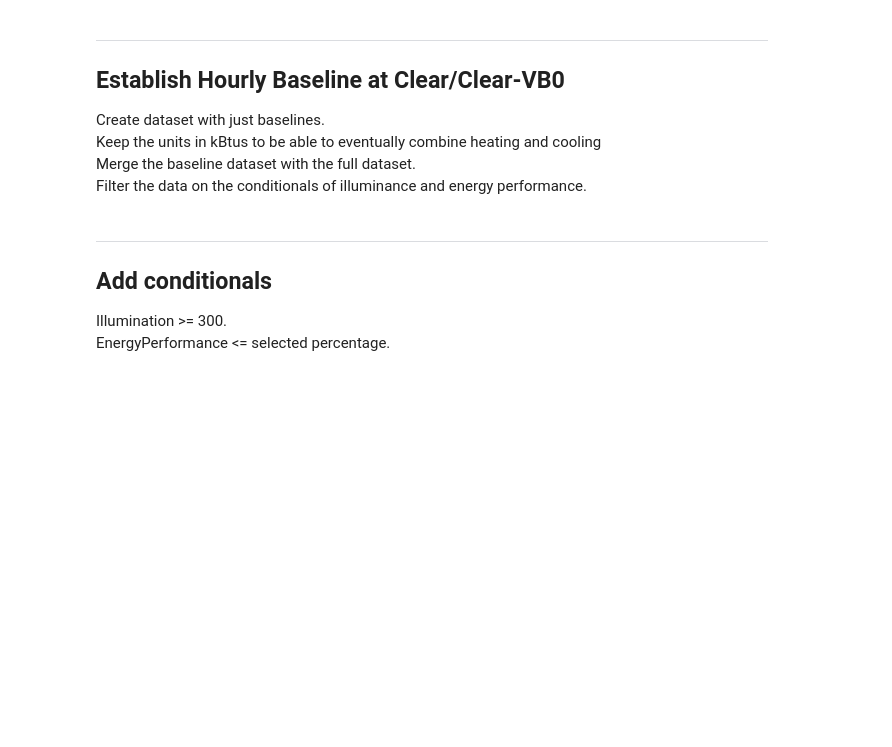
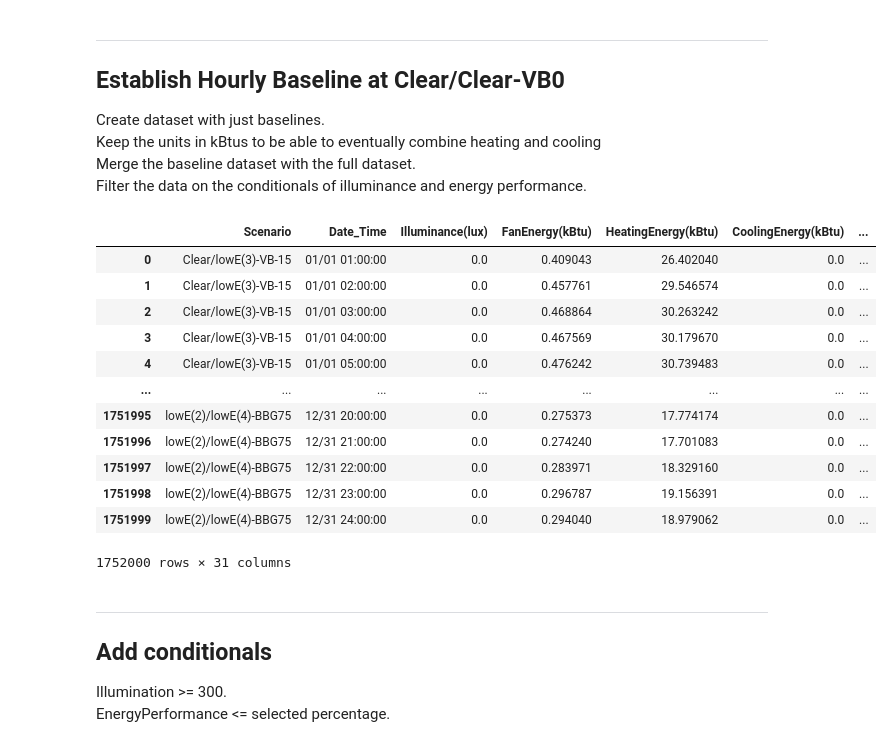
Before and after one commit to klharp/EPlus-Dashboard-ODL, a Jupyter notebook: MSP_Scraper.ipynb, the cells around one changed output. Drawn from its saved outputs; the diff is of its cells as text; code cells hidden in the pictures; blank space fills up the shorter version.

```diff
--- a/MSP_Scraper.ipynb
+++ b/MSP_Scraper.ipynb
@@ -422,6 +423,13 @@ Export combine file
 allHourlyData = pd.merge(get_hourly, get_hourly_costs, how="inner")
 
 #allHourlyData
+# %%
+#Extract hour, day, month.
+allHourlyData["Month"] = allHourlyData.Date_Time.str.slice(0,3)
+allHourlyData["Day"] = allHourlyData.Date_Time.str.slice(4,6)
+allHourlyData["Hour"] = allHourlyData.Date_Time.str.slice(8,13)
+
+#allHourlyData
 # %%
 # Add energy and cost totals
 
@@ -462,6 +470,9 @@ allBaselineHourly = baselineHourly.rename(columns={"Scenario":"B_Scenario",
                              "HeatingCost($)":"B_HeatingCost($)",
                              "CoolingCost($)":"B_CoolingCost($)",
                              "HourlyCost($)":"B_HourlyCost($)",
+                             "Month":"B_Month",
+                             "Day":"B_Day",
+                             "Hour":"B_Hour"
                              })
 
 #allBaselineHourly
@@ -478,6 +489,25 @@ hourlyWithBaseline["%deltaEnergy(kBtu)"] = (hourlyWithBaseline["HourlyEnergy(kBt
 hourlyWithBaseline["%deltaCost($)"] = (hourlyWithBaseline["HourlyCost($)"] - hourlyWithBaseline["B_HourlyCost($)"]) / hourlyWithBaseline["B_HourlyCost($)"].replace({0:np.nan})
 
 #hourlyWithBaseline
+# %%
+# Convert NANs to 0
+hourlyWithBaseline =hourlyWithBaseline.fillna(0)
+
+hourlyWithBaseline
+# %% [output]
+|  | Scenario | Date_Time | Illuminance(lux) | FanEnergy(kBtu) | HeatingEnergy(kBtu) | CoolingEnergy(kBtu) | ... |
+| 0 | Clear/lowE(3)-VB-15 | 01/01 01:00:00 | 0.0 | 0.409043 | 26.402040 | 0.0 | ... |
+| 1 | Clear/lowE(3)-VB-15 | 01/01 02:00:00 | 0.0 | 0.457761 | 29.546574 | 0.0 | ... |
+| 2 | Clear/lowE(3)-VB-15 | 01/01 03:00:00 | 0.0 | 0.468864 | 30.263242 | 0.0 | ... |
+| 3 | Clear/lowE(3)-VB-15 | 01/01 04:00:00 | 0.0 | 0.467569 | 30.179670 | 0.0 | ... |
+| 4 | Clear/lowE(3)-VB-15 | 01/01 05:00:00 | 0.0 | 0.476242 | 30.739483 | 0.0 | ... |
+| ... | ... | ... | ... | ... | ... | ... | ... |
+| 1751995 | lowE(2)/lowE(4)-BBG75 | 12/31 20:00:00 | 0.0 | 0.275373 | 17.774174 | 0.0 | ... |
+| 1751996 | lowE(2)/lowE(4)-BBG75 | 12/31 21:00:00 | 0.0 | 0.274240 | 17.701083 | 0.0 | ... |
+| 1751997 | lowE(2)/lowE(4)-BBG75 | 12/31 22:00:00 | 0.0 | 0.283971 | 18.329160 | 0.0 | ... |
+| 1751998 | lowE(2)/lowE(4)-BBG75 | 12/31 23:00:00 | 0.0 | 0.296787 | 19.156391 | 0.0 | ... |
+| 1751999 | lowE(2)/lowE(4)-BBG75 | 12/31 24:00:00 | 0.0 | 0.294040 | 18.979062 | 0.0 | ... |
+1752000 rows × 31 columns
 # %%
 # Export hourly data with baseline difference file to csv
 hourlyWithBaseline.to_csv("../Scraper_Output/msp_hourly_data.csv", header=True, index=True)
```
Also changed, not shown: parts of 1 cell of this notebook, 1 other file.
